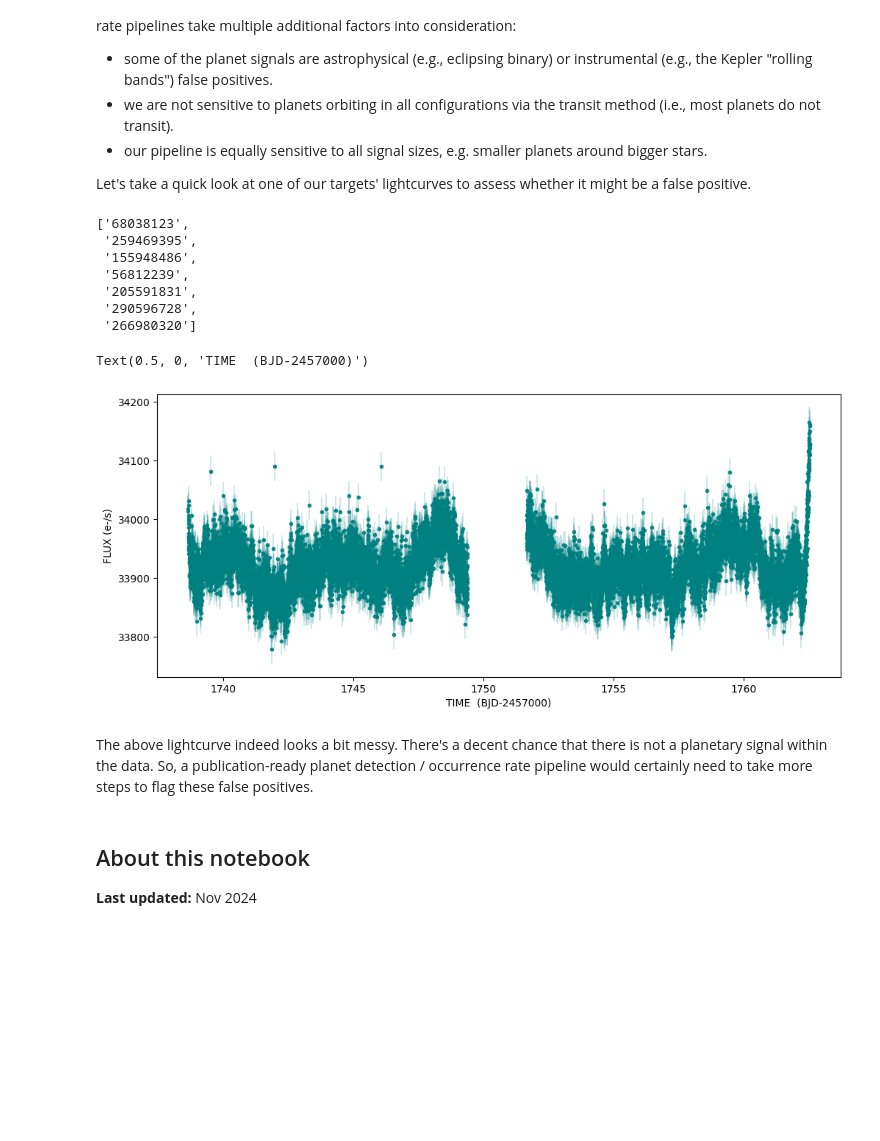
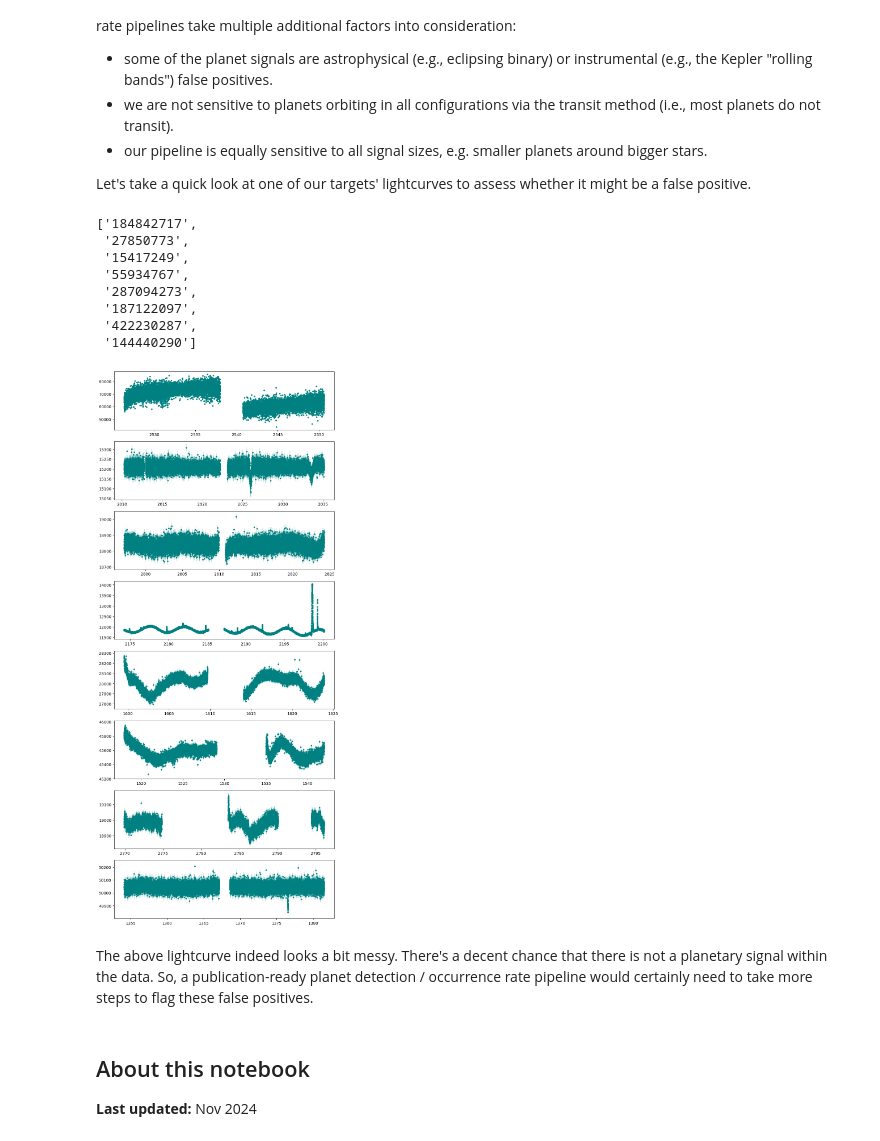
Before and after one commit to spacetelescope/tike_content, a Jupyter notebook: content/notebooks/occurrence_rate/occurrence.ipynb, the cells around one changed output. Drawn from its saved outputs; the diff is of its cells as text; code cells hidden in the pictures; blank space fills up the shorter version.

```diff
--- a/content/notebooks/occurrence_rate/occurrence.ipynb
+++ b/content/notebooks/occurrence_rate/occurrence.ipynb
@@ -357,9 +319,9 @@ One of the standard ways to do this is with the [Box-Least Squares algorithm](ht
 
 Let's load in a light curve and test out the algorithm.
 # %%
-time, flux, flux_err  = lightcurve_objects[catalog_data['ID'][300]].time_lc,  \
-                        lightcurve_objects[catalog_data['ID'][300]].pdcflux,  \
-                        lightcurve_objects[catalog_data['ID'][300]].pdcflux_err
+time, flux, flux_err = lightcurve_objects[str_ex_id].time_lc,  \
+                        lightcurve_objects[str_ex_id].pdcflux,  \
+                        lightcurve_objects[str_ex_id].pdcflux_err
 
 time = time[~np.isnan(flux)]
 flux_err = flux_err[~np.isnan(flux)]
@@ -498,9 +460,9 @@ def find_planet(ticid):
     lightcurve_object = lightcurve_objects[ticid]
     time, flux, flux_err  = lightcurve_object.time_lc, lightcurve_object.pdcflux, lightcurve_object.pdcflux_err
 
-    # time is just a nan if the download did not proceed correctly.
+    # time is just a nan if the target has no data
     if isinstance(time, float):
-        return np.nan
+        return False, np.nan
 
 
     time = time[~np.isnan(flux)]
@@ -520,10 +482,10 @@ def find_planet(ticid):
         # test for variability
         inverted_results, inverted_stats = do_inversion_test(time, flux, flux_err)
         if len(inverted_stats['transit_times']) < 2 or inverted_results.depth_snr[max_power] < 10:
-            return True
+            return True, results.period[max_power]
 
     # todo: The harmonic_delta_log_likelihood is the difference in log likelihood between a sinusoidal model and the transit model. If harmonic_delta_log_likelihood is greater than zero, the sinusoidal model is preferred.
 
 
-    return False
+    return False, np.nan
 # %% [markdown]
@@ -531,6 +493,8 @@ With our function ready to go, we can apply it to all the planet's we'd like now
 # %%
-found_planets = {}
+potential_planets = {}
 for catalog_id in tqdm(catalog_data['ID'][::100], position=0):
-    found_planets[catalog_id] = find_planet(catalog_id)
+    is_planet, period = find_planet(catalog_id)
+    if is_planet:
+        potential_planets[catalog_id] = find_planet(catalog_id)
 # %% [markdown]
 Great! Let's quickly see how many planets our simple pipeline found.
@@ -562,34 +525,39 @@ The reason for this is simple: we must have a lot of false positives! More advan
 Let's take a quick look at one of our targets' lightcurves to assess whether it might be a false positive.
 # %%
 # make a list of just the names of the targets that may have orbiting planets
-found_planets_names = [i for i in found_planets.keys() if found_planets[i]==True]
-found_planets_names
+potential_planet_ids = list(potential_planets.keys())
+potential_planet_ids
 # %% [output]
-['68038123',
- '259469395',
- '155948486',
- '56812239',
- '205591831',
- '290596728',
- '266980320']
+['184842717',
+ '27850773',
+ '15417249',
+ '55934767',
+ '287094273',
+ '187122097',
+ '422230287',
+ '144440290']
 # %%
 # now, plot up the lightcurve.
-plt.figure(figsize=(12,5))
+fig, axs = plt.subplots(figsize=(10, 25), nrows=len(potential_planet_ids))
 
-name = found_planets_names[2]
-obj = lightcurve_objects[name]
+for i, pid in enumerate(potential_planet_ids):
+    ob = lightcurve_objects[pid]
 
-plt.errorbar(obj.time_lc, obj.pdcflux, yerr=obj.pdcflux_err, fmt='.', color='teal', alpha=0.9, lw=0.3)
-# fold on the period
-plt.ylabel("FLUX (e-/s)")
-plt.xlabel('TIME  (BJD-2457000)')
+    axs[i].errorbar(ob.time_lc, ob.pdcflux, yerr=ob.pdcflux_err, fmt='.', color='teal', alpha=0.9, lw=0.3)
+
+# name = potential_planet_ids[1]
+# obj = lightcurve_objects[name]
+
+# plt.errorbar(obj.time_lc , obj.pdcflux, yerr=obj.pdcflux_err, fmt='.', color='teal', alpha=0.9, lw=0.3)
+# # fold on the period
+# plt.ylabel("Flux (e-/s)")
+# plt.xlabel('')
 # %% [output]
-Text(0.5, 0, 'TIME  (BJD-2457000)')
-[figure, old version]
+[figure, new version]
 # %% [markdown]
 The above lightcurve indeed looks a bit messy. There's a decent chance that there is not a planetary signal within the data. So, a publication-ready planet detection / occurrence rate pipeline would certainly need to take more steps to flag these false positives.
 # %% [markdown]
-## About this notebook
+## About this notebook <a class="anchor" id="about_this_notebook"></a>
 
 
 **Last updated:** Nov 2024
```
Also changed, not shown: parts of 48 cells of this notebook, 1 other file.
